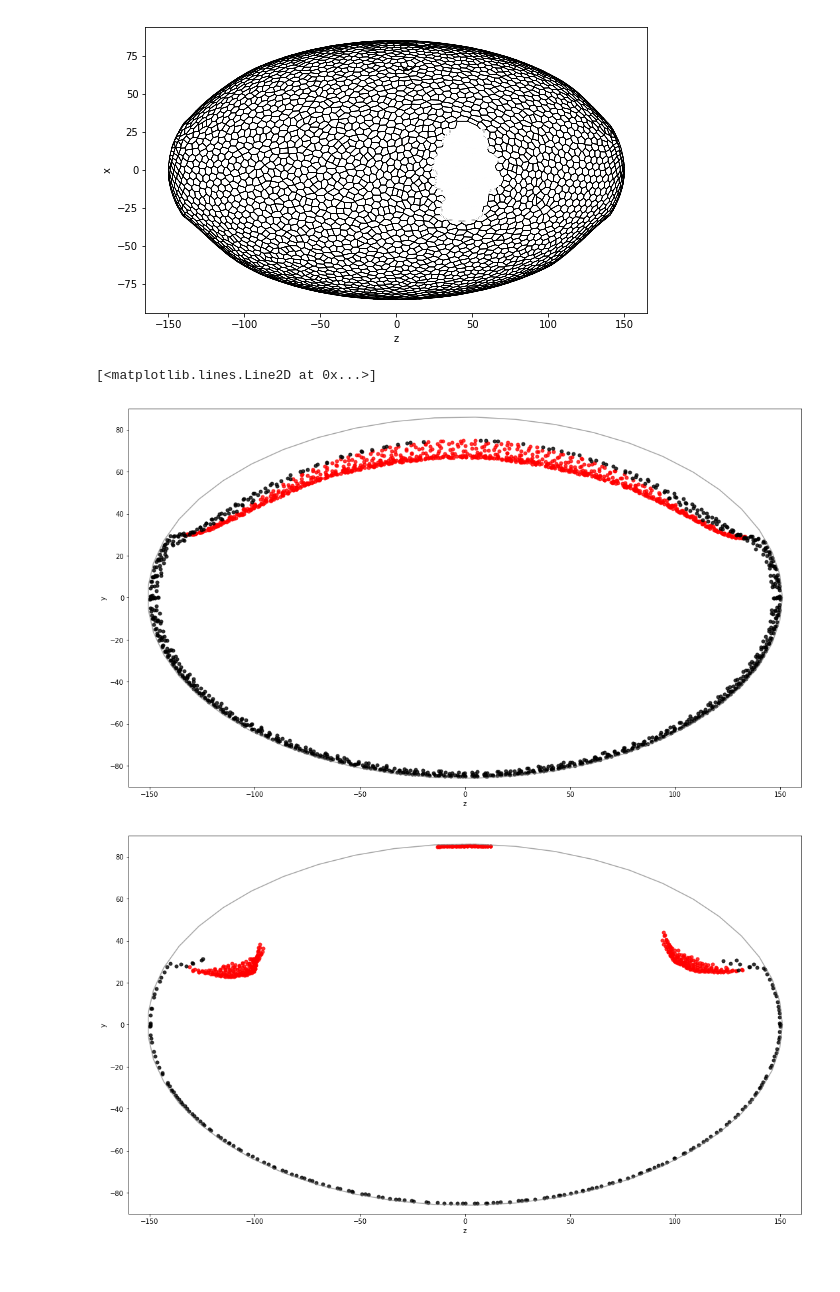
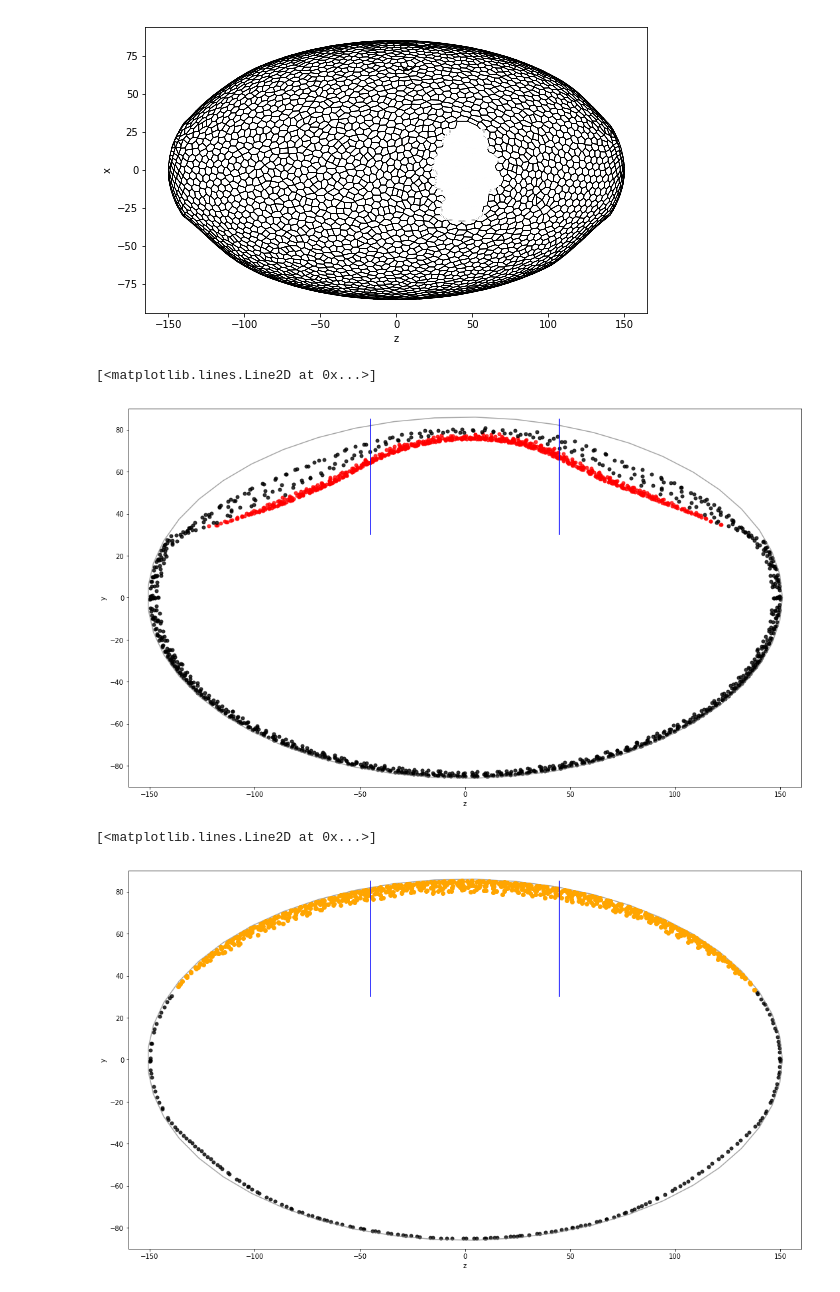
Before and after one commit to suzannelab/invagination, a Jupyter notebook: notebooks/EmbryoExaminer.ipynb, the cells around one changed output. Cells and saved outputs as stored; diff of their text form; code cells hidden in the pictures.

```diff
--- a/notebooks/EmbryoExaminer.ipynb
+++ b/notebooks/EmbryoExaminer.ipynb
@@ -20,7 +20,9 @@ from invagination.toolbox import (open_sheet,
 import matplotlib.pyplot as plt
 %matplotlib inline
 
-SIM_DIR = Path('/home/admin-suz/Documents/Simulations/Surface_tension/2018-11-16')
+SIM_DIR = Path('/home/admin-suz/Documents/Simulations/Ablations/AugmentationNbVoisin/2018-11-29_TEST1')
+#SIM_DIR = Path('/home/admin-suz/Documents/Simulations/Surface_tension/2018-11-28')
+
 #SIM_DIR = Path('/media/admin-suz/Sophie/SimulationsReview/2018-08-22_TEST5')
 #SIM_DIR = Path('/media/admin-suz/Sophie/2018/datas/Simulations/2018-05-29_principal_results/')
 
@@ -31,4 +33,4 @@ today = datetime.date.today()
 dirname = SIM_DIR/f'{today.isoformat()}'
 
 
-dirname = SIM_DIR/'1.08_contractility_5_critical_area_30_radialtension/'
+dirname = SIM_DIR/'1.32_contractility_5_critical_area_30_radialtension_1/'
@@ -336,9 +429,10 @@ fig.savefig('../post_ablation.png', dpi = 300)
 [figure]
 # %%
 import matplotlib.gridspec as gridspec
-SIM_DIR = Path('/home/admin-suz/Documents/Simulations/Surface_tension/2018-11-15/')
-dirname = SIM_DIR/'1.08_contractility_5_critical_area_30_radialtension/'
-sheet = open_sheet(dirname, 30)
+#SIM_DIR = Path('/home/admin-suz/Documents/Simulations/Surface_tension/2018-11-15/')
+SIM_DIR = Path('/media/admin-suz/Sophie/2018/Papiers-EMT-Melanie/datas/2018-09-07_TEST1/')
+dirname = SIM_DIR/'1.08_contractility_5_critical_area_30_radialtension_0/'
+sheet = open_sheet(dirname, 50)
 sheet_mesoderm = sheet.extract('is_mesoderm')
 
 sheet_mesoderm = sheet.face_df[(sheet.face_df['contractility']!=0) &
@@ -373,7 +467,7 @@ sheet.reset_topo()
 
 
 u, v = ('z', 'y')
-fig, ax = quick_edge_draw(sheet.extract_bounding_box(x_boundary=(-20,20)),
+fig, ax = quick_edge_draw(sheet.extract_bounding_box(x_boundary=(-5,5)),
                           coords=('z', 'y'),
                           ax = ax,
                           **edge_specs)
@@ -424,16 +518,19 @@ c = 151
 thetas = np.linspace(0, 2 * np.pi)
 ax.plot(c * np.cos(thetas), a * np.sin(thetas), color='grey', alpha=0.7)
 
+#ax.plot((-45,45), (30,30), color="blue")
+ax.plot((-45,-45), (30,85), color= "blue")
+ax.plot((45,45), (30,85), color='blue')
 
 #plt.savefig('../TEST5_simul_15_coupe_50.png', dpi = 300)
 # %% [output]
 [<matplotlib.lines.Line2D at 0x...>]
-[figure, old version]
+[figure, new version]
 # %%
 import matplotlib.gridspec as gridspec
-SIM_DIR = Path('/home/admin-suz/Documents/short_simulation/file_to_copy/2018-09-09_TEST5')
-dirname = SIM_DIR/'1.08_contractility_5_critical_area_30_radialtension_0/'
-sheet = open_sheet(dirname, 50)
+#SIM_DIR = Path('/media/admin-suz/Sophie/2018/Papiers-EMT-Melanie/datas/Simulations/Ablations/2018-09-08_TEST3/')
+#dirname = SIM_DIR/'1.08_contractility_5_critical_area_30_radialtension_0/'
+#sheet = open_sheet(dirname, 50)
 
 sheet_mesoderm = sheet.face_df[(sheet.face_df['is_mesoderm']) & (sheet.face_df.x>-5)&(sheet.face_df.x<5)]
 sheet_ectoderm = sheet.face_df[(~sheet.face_df['is_mesoderm']) & (sheet.face_df.x>-5)&(sheet.face_df.x<5)
@@ -468,32 +565,51 @@ sheet.reset_topo()
 
 u, v = ('z', 'y')
 fig, ax = quick_edge_draw(sheet.extract_bounding_box(x_boundary=(-10,10)),
                           coords=('z', 'y'),
                           ax = ax,
                           **edge_specs)
 
 ax.plot(sheet_mesoderm[u],
         sheet_mesoderm[v],
         'o', **scatter_specs)
 scatter_specs = {'alpha': 0.8,
                  'ms': 5,
                  'color': 'k'}
 ax.plot(sheet_ectoderm[u],
         sheet_ectoderm[v],
         'o', **scatter_specs)
 
 ax.set_ylim(-90,90)
 ax.set_xlim(-160,160)
 
 ax.set_xlabel(u)
 ax.set_ylabel(v)
 
 a = 86
 c = 151
 thetas = np.linspace(0, 2 * np.pi)
 ax.plot(c * np.cos(thetas), a * np.sin(thetas), color='grey', alpha=0.7)
+
+
+pulling_vert = sheet.vert_df[sheet.vert_df.radial_tension==0].index
+pulling_face = sheet.edge_df[sheet.edge_df.srce.isin(pulling_vert)].face.unique()
+ax.plot(sheet.face_df[sheet.face_df.index.isin(pulling_face) & sheet.face_df.is_mesoderm].z,
+        sheet.face_df[sheet.face_df.index.isin(pulling_face) & sheet.face_df.is_mesoderm].y,
+       'o', color='orange')
+
+pulling_vert = sheet.vert_df[sheet.vert_df.radial_tension>0].index
+pulling_face = sheet.edge_df[sheet.edge_df.srce.isin(pulling_vert)].face.unique()
+ax.plot(sheet.face_df[sheet.face_df.index.isin(pulling_face) & sheet.face_df.is_mesoderm].z,
+        sheet.face_df[sheet.face_df.index.isin(pulling_face) & sheet.face_df.is_mesoderm].y,
+       'o', color='green')
+
+
+
 #ax.plot(sheet.vert_df.z, sheet.vert_df['is_active']*20, 'ko')
+ax.plot((-45,-45), (30,85), color= "blue")
 
-plt.savefig('../TEST5_simul_0_coupe_50.png', dpi = 300)
+ax.plot((45,45), (30,85), color='blue')
+#plt.savefig('../TEST5_simul_0_coupe_50.png', dpi = 300)
 # %% [output]
+[<matplotlib.lines.Line2D at 0x...>]
-[figure, old version]
+[figure, new version]
```
Also changed, not shown: parts of 11 cells of this notebook, 4 other files.
